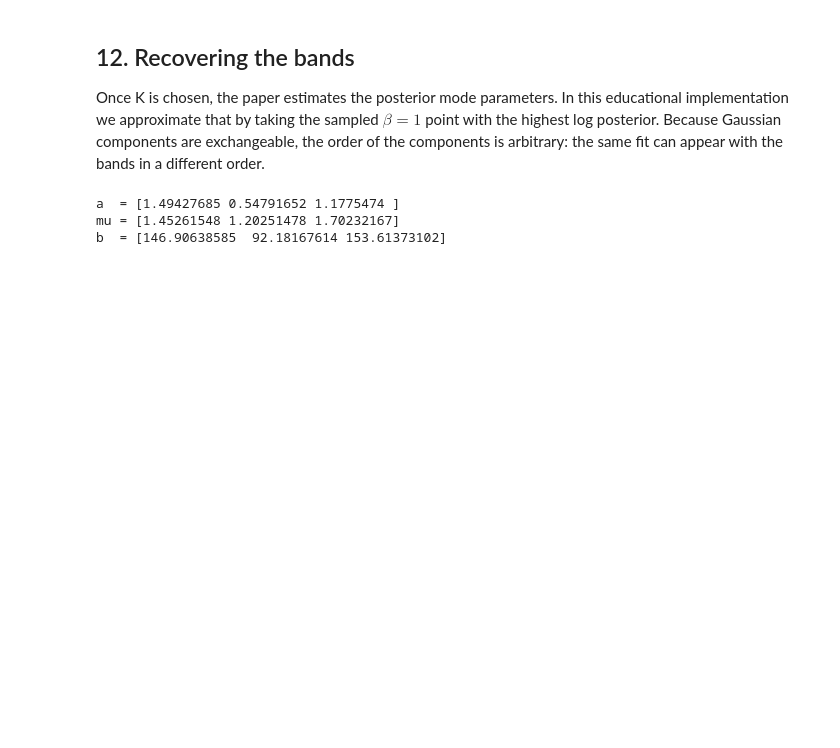
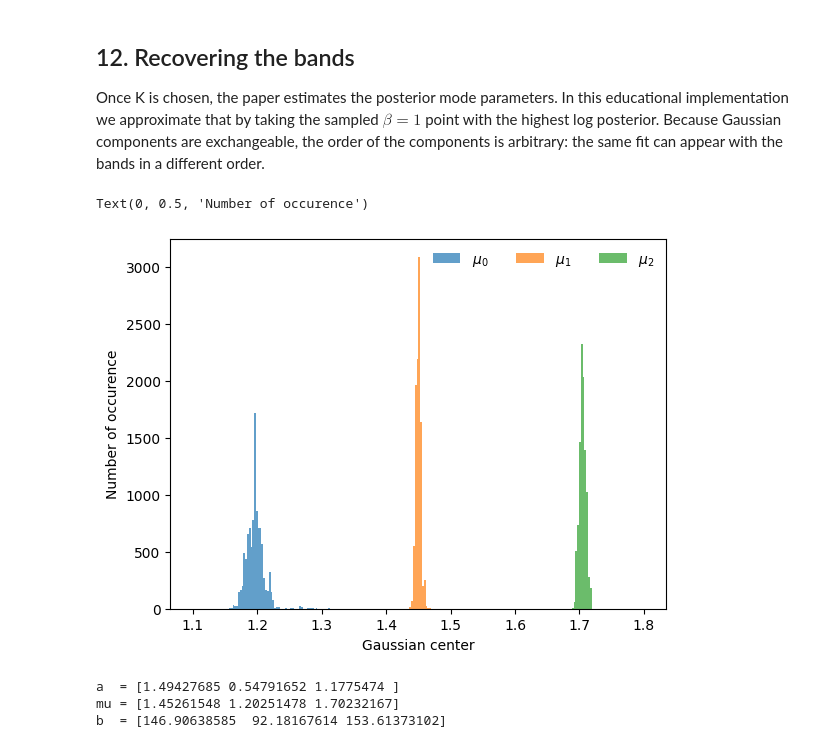
Before and after one commit to SangersJeroen/BayesianSpectralDeconvolution, a Jupyter notebook: bayesian_spectral_deconvolution_walkthrough.ipynb, the cells around one changed output. Drawn from its saved outputs; the diff is of its cells as text; code cells hidden in the pictures; blank space fills up the shorter version.

```diff
--- a/bayesian_spectral_deconvolution_walkthrough.ipynb
+++ b/bayesian_spectral_deconvolution_walkthrough.ipynb
@@ -238,6 +244,19 @@ K= 3 | stochastic complexity -log Z =  156.100 | beta=1 MH acc=0.010 | mean swap
 ## 12. Recovering the bands
 
 Once K is chosen, the paper estimates the posterior mode parameters. In this educational implementation we approximate that by taking the sampled $\beta=1$ point with the highest log posterior. Because Gaussian components are exchangeable, the order of the components is arbitrary: the same fit can appear with the bands in a different order.
+# %%
+pulls = best.exchange_result.samples_by_temperature[-1]
+pulls_mu = pulls[:, 3:6]
+pulls_mu = np.take_along_axis(pulls_mu, axis=1, indices=np.argsort(pulls_mu, axis=1))
+# %%
+for i in range(3):
+  plt.hist(pulls_mu[..., i], bins=250, label=rf'$\mu_{i}$', range=(1.1, 1.8), alpha=0.7),
+plt.legend(ncols=3, frameon=False)
+plt.xlabel('Gaussian center')
+plt.ylabel('Number of occurence')
+# %% [output]
+Text(0, 0.5, 'Number of occurence')
+[figure, added]
 # %%
 theta_hat = best.posterior_mode_sample
 K = best.K
```
Also changed, not shown: parts of 4 cells of this notebook.
